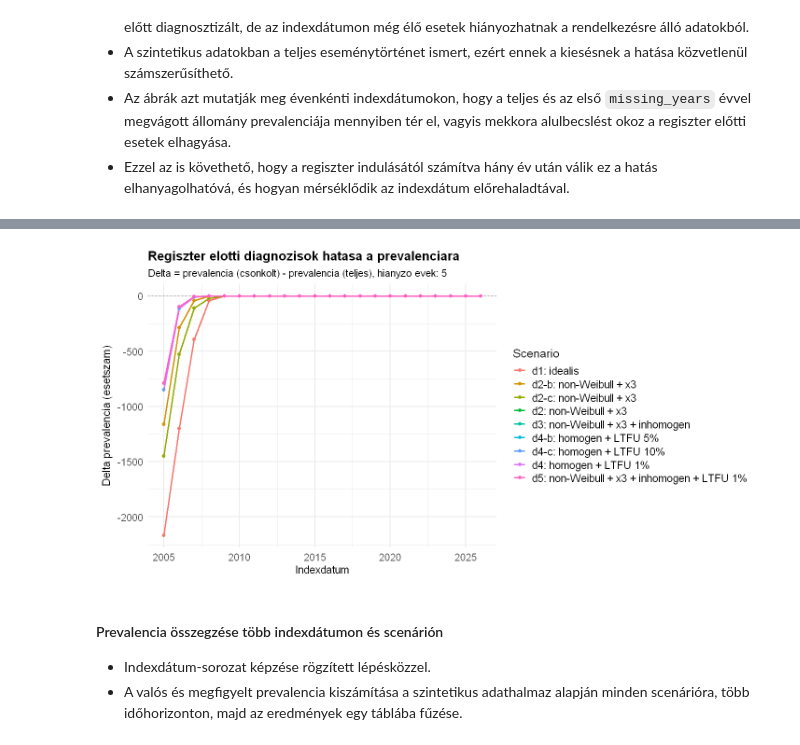
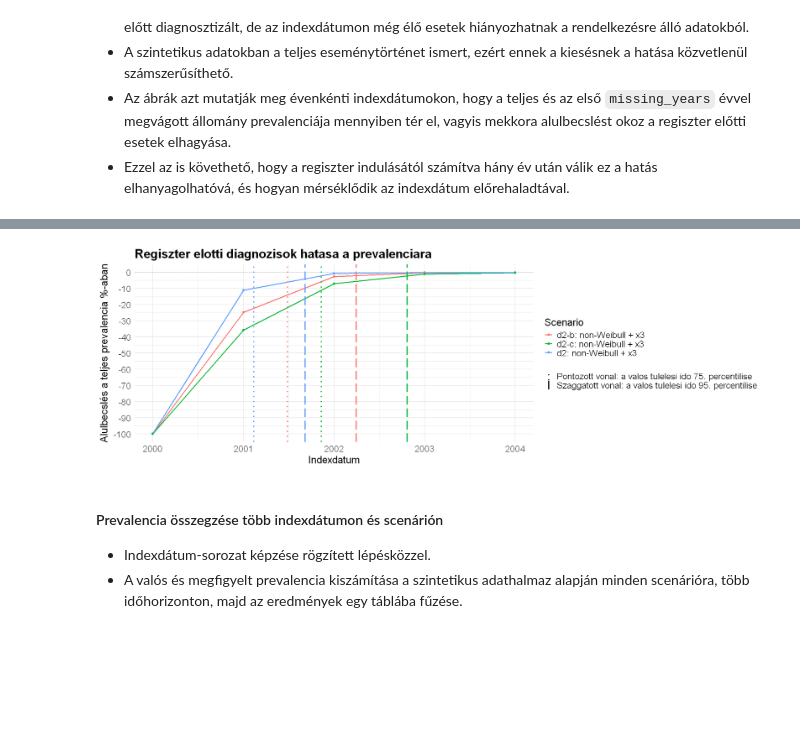
Before and after one commit to lrado1/rprev-ext, a Jupyter notebook: notebooks/performance-evaluation.ipynb, the cells around one changed output, grey strips where cells are left out. Drawn from its saved outputs; the diff is of its cells as text; code cells hidden in the pictures; blank space fills up the shorter version.

Commit message:
Fix pre-registry impact plotting logic

```diff
--- a/notebooks/performance-evaluation.ipynb
+++ b/notebooks/performance-evaluation.ipynb
@@ -1021,9 +1025,10 @@ ltfu_plot <- plot_ltfu_impact(list(
 - Az ábrák azt mutatják meg évenkénti indexdátumokon, hogy a teljes és az első `missing_years` évvel megvágott állomány prevalenciája mennyiben tér el, vagyis mekkora alulbecslést okoz a regiszter előtti esetek elhagyása.
 - Ezzel az is követhető, hogy a regiszter indulásától számítva hány év után válik ez a hatás elhanyagolhatóvá, és hogyan mérséklődik az indexdátum előrehaladtával.
 # %%
-pre_registry_impact <- function(data_list, missing_years = 10, selected_datasets = names(data_list)) {
+pre_registry_impact <- function(data_list, registry_start_date = "2000-01-01", selected_datasets = names(data_list), plot_width = 16, plot_height = 9) {
   # Idosoros abrazolashoz hasznalt plotmeret
-  set_plot_size(analysis_config$plot_size$timeseries[1], analysis_config$plot_size$timeseries[2])
+  set_plot_size(plot_width, plot_height)
+  registry_start_date <- as.Date(registry_start_date)
 
   # A kivalasztott scenariok egy kozos tablaba fuzese
   tab_all <- do.call(rbind, lapply(selected_datasets, function(nm) {
@@ -1032,30 +1037,45 @@ pre_registry_impact <- function(data_list, missing_years = 10, selected_datasets
     d_diag <- as.Date(df$diagnosis_date_D)
     d_evt <- as.Date(df$true_event_date_F_true)
     d_fu <- as.Date(df$last_followup_date_F)
-    cut_start <- as.Date(sprintf("%s-01-01", as.integer(format(min(d_diag, na.rm = TRUE), "%Y")) + missing_years))
-    index_dates <- seq(cut_start, as.Date(sprintf("%s-01-01", format(max(d_fu, na.rm = TRUE), "%Y"))), by = "year")
+    index_dates <- seq(registry_start_date, as.Date(sprintf("%s-01-01", format(max(d_fu, na.rm = TRUE), "%Y"))), by = "year")
 
     tab <- do.call(rbind, lapply(index_dates, function(idx) {
       prev_full <- sum(d_diag <= idx & d_evt > idx, na.rm = TRUE)
-      prev_cut <- sum(d_diag >= cut_start & d_diag <= idx & d_evt > idx, na.rm = TRUE)
-      data.frame(idx = idx, prev_full = prev_full, prev_cut = prev_cut, delta = prev_cut - prev_full)
+      prev_cut <- sum(d_diag >= registry_start_date & d_diag <= idx & d_evt > idx, na.rm = TRUE)
+      data.frame(idx = idx, prev_full = prev_full, prev_cut = prev_cut, delta = prev_cut - prev_full, delta_pct = ifelse(prev_full == 0, NA_real_, 100 * (prev_cut - prev_full) / prev_full))
     }))
 
     tab$scenario <- nm
     tab
   }))
 
+  quartile_df <- do.call(rbind, lapply(selected_datasets, function(nm) {
+    df <- data_list[[nm]]
+    d_diag <- as.Date(df$diagnosis_date_D)
+    d_evt <- as.Date(df$true_event_date_F_true)
+    surv_days <- if ("true_survival_days" %in% names(df)) as.numeric(df$true_survival_days) else as.numeric(d_evt - d_diag)
+    q3_days <- as.numeric(stats::quantile(surv_days, probs = 0.75, na.rm = TRUE, names = FALSE))
+    p95_days <- as.numeric(stats::quantile(surv_days, probs = 0.95, na.rm = TRUE, names = FALSE))
+    data.frame(scenario = nm, q3_date = registry_start_date + round(q3_days), p95_date = registry_start_date + round(p95_days))
+  }))
+
   # Kozos abra a kivalasztott scenariokra
-  p <- ggplot2::ggplot(tab_all, ggplot2::aes(x = idx, y = delta, color = scenario)) +
+  p <- ggplot2::ggplot(tab_all, ggplot2::aes(x = idx, y = delta_pct, color = scenario)) +
     ggplot2::geom_hline(yintercept = 0, linetype = "dashed", color = analysis_config$colors$neutral) +
     ggplot2::geom_line(linewidth = 1.1) +
     ggplot2::geom_point(size = 2) +
+    ggplot2::geom_vline(data = quartile_df, ggplot2::aes(xintercept = q3_date, color = scenario, linetype = "Pontozott vonal: a valos tulelesi ido 75. percentilise"), linewidth = 1.2, alpha = 0.95, show.legend = c(color = FALSE, linetype = TRUE)) +
+    ggplot2::geom_vline(data = quartile_df, ggplot2::aes(xintercept = p95_date, color = scenario, linetype = "Szaggatott vonal: a valos tulelesi ido 95. percentilise"), linewidth = 1.2, alpha = 0.95, show.legend = c(color = FALSE, linetype = TRUE)) +
+    ggplot2::scale_x_date(limits = c(registry_start_date, as.Date("2004-01-01"))) +
+    ggplot2::scale_y_continuous(n.breaks = 9) +
+    ggplot2::scale_linetype_manual(values = c("Pontozott vonal: a valos tulelesi ido 75. percentilise" = "dotted", "Szaggatott vonal: a valos tulelesi ido 95. percentilise" = "longdash"), name = NULL) +
     notebook_theme(base_size = analysis_config$base_size$standard) +
+    ggplot2::theme(plot.title = ggplot2::element_text(size = 24), axis.title = ggplot2::element_text(size = 20), axis.text = ggplot2::element_text(size = 17), legend.title = ggplot2::element_text(size = 20), legend.text = ggplot2::element_text(size = 17)) +
+    ggplot2::guides(color = ggplot2::guide_legend(order = 1), linetype = ggplot2::guide_legend(order = 2)) +
     ggplot2::labs(
       title = "Regiszter elotti diagnozisok hatasa a prevalenciara",
-      subtitle = paste0("Delta = prevalencia (csonkolt) - prevalencia (teljes), hianyzo evek: ", missing_years),
       x = "Indexdatum",
-      y = "Delta prevalencia (esetszam)",
+      y = "Alulbecslés a teljes prevalencia %-aban",
       color = "Scenario"
     )
 
@@ -1064,31 +1084,28 @@ pre_registry_impact <- function(data_list, missing_years = 10, selected_datasets
   invisible(list(table = tab_all, plot = p))
 }
 
-# A vizsgalt scenariok kozos kiertekelese azonos vagasi szaballyal
-pre_reg_impact_results <- pre_registry_impact(
-  list(
-    "d1: idealis" = df_eda_d1_idealis,
-    "d2: non-Weibull + x3" = df_eda_d2_nonweibull_x3,
-    "d2-b: non-Weibull + x3" = df_eda_all[df_eda_all$scenario_id == "d2-b", ],
-    "d2-c: non-Weibull + x3" = df_eda_all[df_eda_all$scenario_id == "d2-c", ],
-    "d3: non-Weibull + x3 + inhomogen" = df_eda_d3_nonweibull_x3_inhomogen,
-    "d4: homogen + LTFU 1%" = df_eda_d4_homogen_ltfu_1,
-    "d4-b: homogen + LTFU 5%" = df_eda_d4_b_homogen_ltfu_5,
-    "d4-c: homogen + LTFU 10%" = df_eda_d4_c_homogen_ltfu_10,
-    "d5: non-Weibull + x3 + inhomogen + LTFU 1%" = df_eda_d5_inhomogen_ltfu_1
-  ),
-  missing_years = 5,
-  selected_datasets = c(
-    "d1: idealis",
+# A vizsgalthoz segedadatok eloallitasa teljes (1980-tol indulo) elotortenettel
+pre_reg_scenarios <- c("d2", "d2-b", "d2-c")
+pre_reg_plot_data <- setNames(
+  lapply(pre_reg_scenarios, function(scn) {
+    scenario_params <- build_params(params, scenario_overrides[[scn]])
+    scenario_params$t_min <- scenario_params$t_orig
+    do.call(generate_synthetic_registry_yearly, scenario_params)
+  }),
+  c(
     "d2: non-Weibull + x3",
     "d2-b: non-Weibull + x3",
-    "d2-c: non-Weibull + x3",
-    "d3: non-Weibull + x3 + inhomogen",
-    "d4: homogen + LTFU 1%",
-    "d4-b: homogen + LTFU 5%",
-    "d4-c: homogen + LTFU 10%",
-    "d5: non-Weibull + x3 + inhomogen + LTFU 1%"
+    "d2-c: non-Weibull + x3"
   )
 )
+
+# A vizsgalt scenariok kozos kiertekelese azonos regiszterkezdettel
+pre_reg_impact_results <- pre_registry_impact(
+  pre_reg_plot_data,
+  registry_start_date = "2000-01-01",
+  selected_datasets = names(pre_reg_plot_data),
+  plot_width = 18,
+  plot_height = 6
+)
 # write.csv(pre_reg_impact_results$table, "prevalence_summary.csv", row.names = FALSE)
 # %% [output]
@@ -1112,4 +1135,4 @@ pre_reg_impact_results <- pre_registry_impact(
-[figure, old version]
+[figure, new version]
 # %% [markdown]
 #### Prevalencia összegzése több indexdátumon és scenárión
 - Indexdátum-sorozat képzése rögzített lépésközzel.
```
Also changed, not shown: parts of 14 cells of this notebook.
